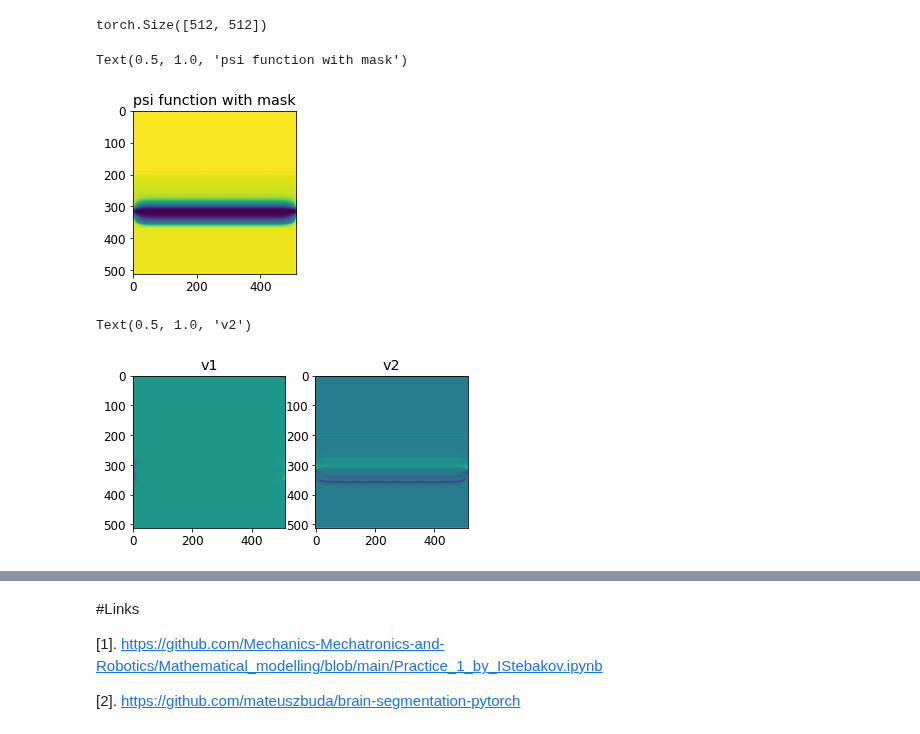
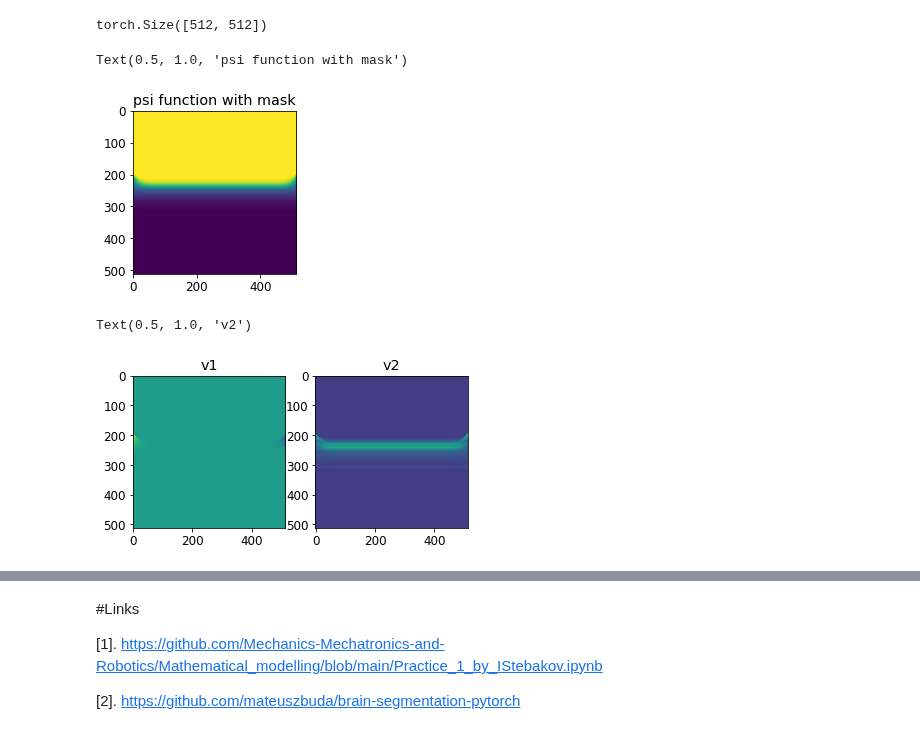
Before and after one commit to Mechanics-Mechatronics-and-Robotics/Physics-based-loss-and-machine-learning-approach-in-application-to-viscous-fluids-flow-modeling, a Jupyter notebook: Main.ipynb, the cells around one changed output, grey strips where cells are left out. Saved outputs shown, nothing was run; the diff lists cells and outputs as text; code cells hidden in the pictures.

```diff
--- a/Main.ipynb
+++ b/Main.ipynb
@@ -272,7 +272,7 @@ Unet architecture [2] is used
 # %%
 class UNet(nn.Module):
 
-    def __init__(self, in_channels=3, out_channels=1, init_features=32):
+    def __init__(self, in_channels=3, out_channels=1, init_features=4):
         super(UNet, self).__init__()
 
         features = init_features
@@ -443,14 +442,15 @@ psi[0,0,:,:].shape
 torch.Size([512, 512])
 # %%
 psicheck = torch.tensor(psi[0,0,:,:],requires_grad=False)
+psiMasked = (psicheck*wallsMask) + (inverseUpperWallMask*Q)
 fig = plt.figure(figsize=(figSize, figSize))
-plt.imshow(psicheck)
+plt.imshow(psiMasked)
 plt.title('psi function with mask')
 # %% [output]
 Text(0.5, 1.0, 'psi function with mask')
-[figure, old version]
+[figure, new version]
 # %%
-v1, v2 = velocityDistr(psicheck,dx1n,dx2n,lim1,lim2)
+v1, v2 = velocityDistr(psiMasked,dx1n,dx2n,lim1,lim2)
 fig = plt.figure(figsize=(figSize*2, figSize))
 plt.subplot(1,2,1)
 plt.imshow(v1)
@@ -460,7 +460,7 @@ plt.imshow(v2)
 plt.title('v2')
 # %% [output]
 Text(0.5, 1.0, 'v2')
-[figure, old version]
+[figure, new version]
 # %%
 plt.plot(v2[:,250])
 # %% [output]
```
Also changed, not shown: parts of 3 cells of this notebook.
